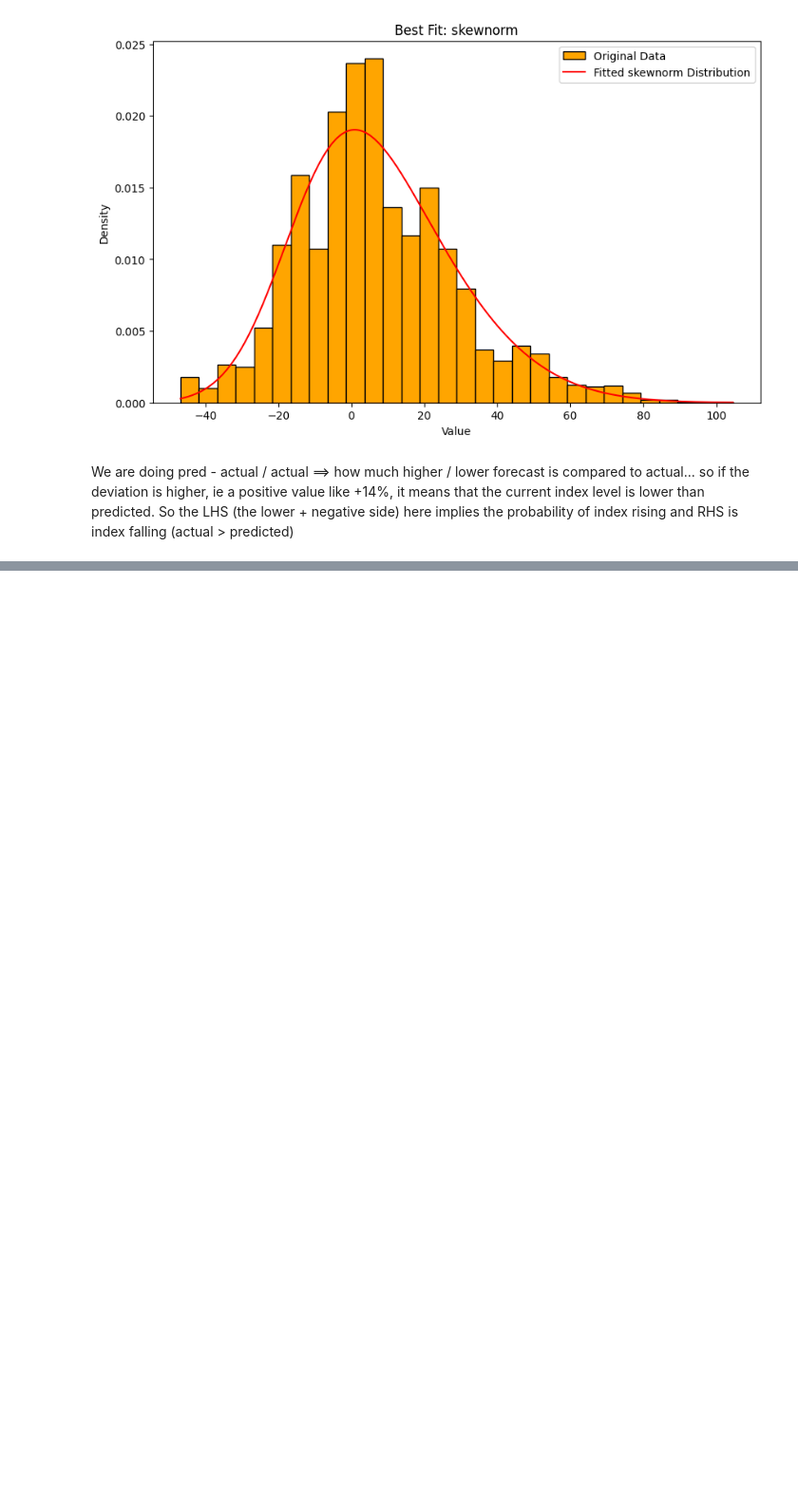
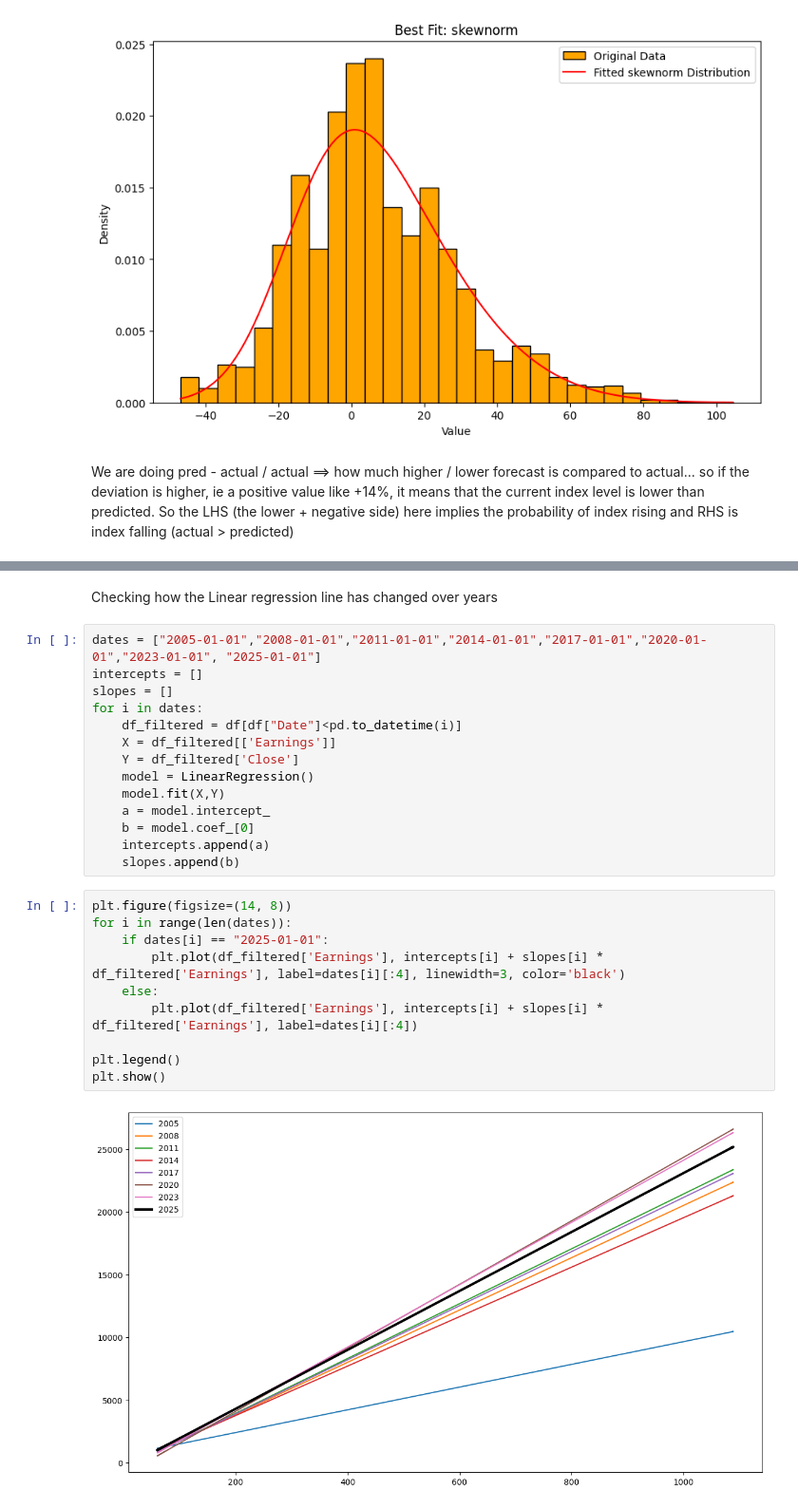
Before and after one commit to TheProfitPilgrim/mf_research_reports, a Jupyter notebook: reports/report_src/models_index/N_50_simpleLR.ipynb, the cells around one changed output, grey strips where cells are left out. Shown at 95% size. Drawn from its saved outputs; the diff is of its cells as text; blank space fills up the shorter version.

```diff
--- a/reports/report_src/models_index/N_50_simpleLR.ipynb
+++ b/reports/report_src/models_index/N_50_simpleLR.ipynb
@@ -289,0 +290,28 @@ Prob falling = 99.98 %
+# %% [markdown]
+Checking how the Linear regression line has changed over years
+# %%
+dates = ["2005-01-01","2008-01-01","2011-01-01","2014-01-01","2017-01-01","2020-01-01","2023-01-01", "2025-01-01"]
+intercepts = []
+slopes = []
+for i in dates:
+    df_filtered = df[df["Date"]<pd.to_datetime(i)]
+    X = df_filtered[['Earnings']]
+    Y = df_filtered['Close']
+    model = LinearRegression()
+    model.fit(X,Y)
+    a = model.intercept_
+    b = model.coef_[0]
+    intercepts.append(a)
+    slopes.append(b)
+# %%
+plt.figure(figsize=(14, 8))
+for i in range(len(dates)):
+    if dates[i] == "2025-01-01":
+        plt.plot(df_filtered['Earnings'], intercepts[i] + slopes[i] * df_filtered['Earnings'], label=dates[i][:4], linewidth=3, color='black')
+    else:
+        plt.plot(df_filtered['Earnings'], intercepts[i] + slopes[i] * df_filtered['Earnings'], label=dates[i][:4])
+
+plt.legend()
+plt.show()
+# %% [output]
+[figure, added]
```
Also changed, not shown: parts of 1 cell of this notebook, 6 other files.
